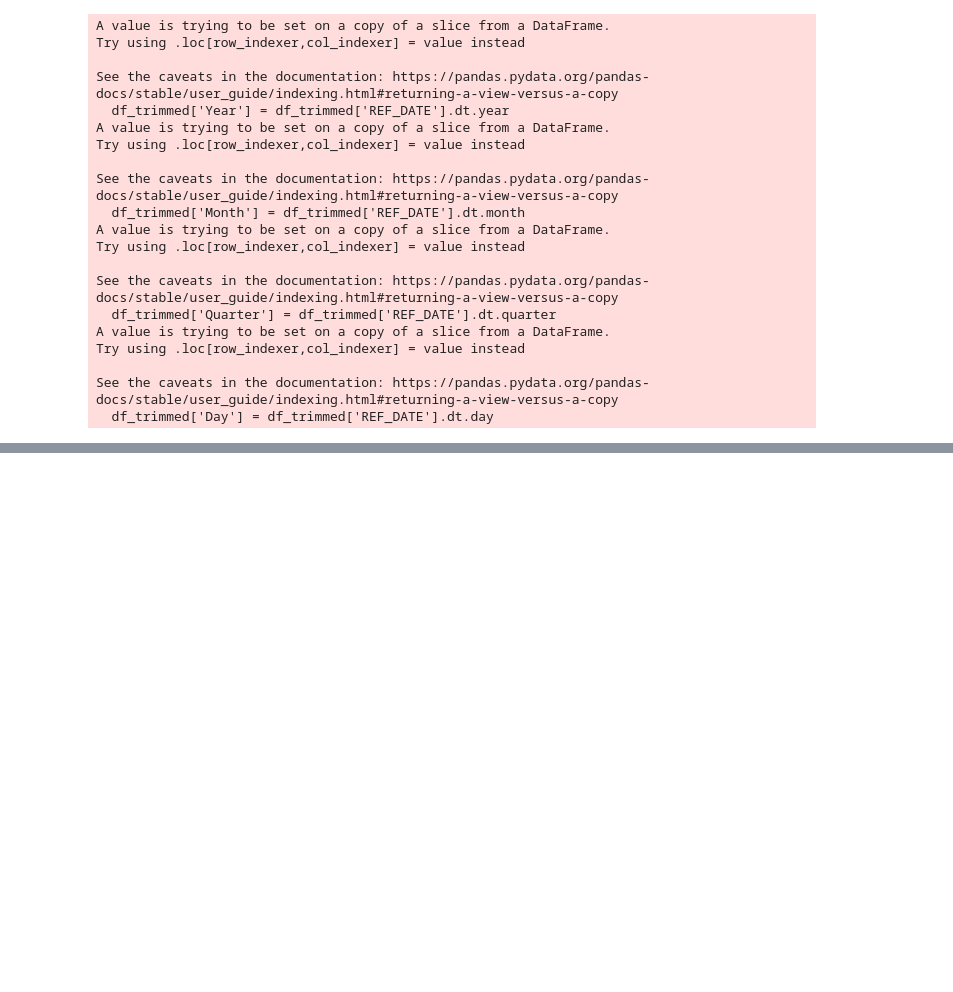
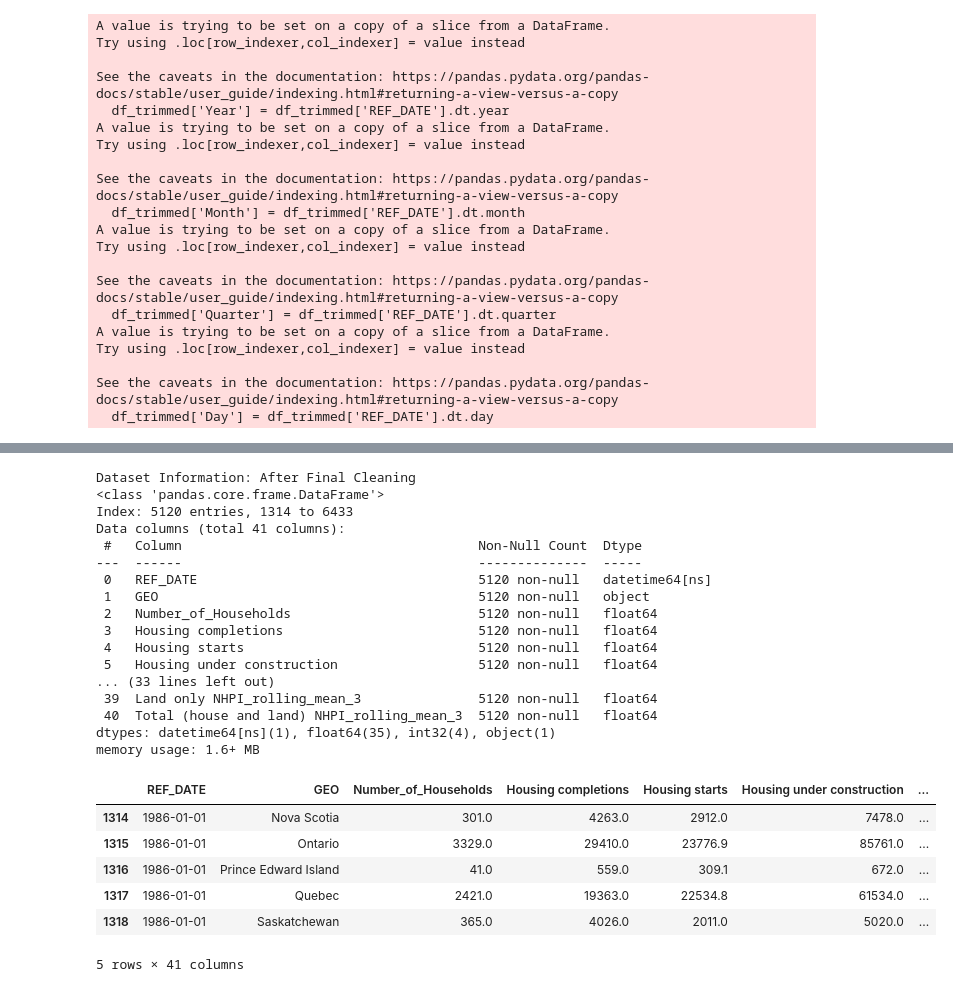
Before and after one commit to noob-noob1/IRCC_Project, a Jupyter notebook: machine learning/preparing the data.ipynb, the cells around one changed output, grey strips where cells are left out. Saved outputs shown, nothing was run; the diff lists cells and outputs as text; code cells hidden in the pictures; blank space fills up the shorter version.

```diff
--- a/machine learning/preparing the data.ipynb
+++ b/machine learning/preparing the data.ipynb
@@ -143,0 +267,29 @@ See the caveats in the documentation: https://pandas.pydata.org/pandas-docs/stab
+# %%
+print("Dataset Information: After Final Cleaning")
+df_trimmed.info()
+df_trimmed.head()
+# %% [output]
+Dataset Information: After Final Cleaning
+<class 'pandas.core.frame.DataFrame'>
+Index: 5120 entries, 1314 to 6433
+Data columns (total 41 columns):
+ #   Column                                      Non-Null Count  Dtype
+---  ------                                      --------------  -----
+ 0   REF_DATE                                    5120 non-null   datetime64[ns]
+ 1   GEO                                         5120 non-null   object
+ 2   Number_of_Households                        5120 non-null   float64
+ 3   Housing completions                         5120 non-null   float64
+ 4   Housing starts                              5120 non-null   float64
+ 5   Housing under construction                  5120 non-null   float64
+... (33 lines left out)
+ 39  Land only NHPI_rolling_mean_3               5120 non-null   float64
+ 40  Total (house and land) NHPI_rolling_mean_3  5120 non-null   float64
+dtypes: datetime64[ns](1), float64(35), int32(4), object(1)
+memory usage: 1.6+ MB
+|  | REF_DATE | GEO | Number_of_Households | Housing completions | Housing starts | Housing under construction | ... |
+| 1314 | 1986-01-01 | Nova Scotia | 301.0 | 4263.0 | 2912.0 | 7478.0 | ... |
+| 1315 | 1986-01-01 | Ontario | 3329.0 | 29410.0 | 23776.9 | 85761.0 | ... |
+| 1316 | 1986-01-01 | Prince Edward Island | 41.0 | 559.0 | 309.1 | 672.0 | ... |
+| 1317 | 1986-01-01 | Quebec | 2421.0 | 19363.0 | 22534.8 | 61534.0 | ... |
+| 1318 | 1986-01-01 | Saskatchewan | 365.0 | 4026.0 | 2011.0 | 5020.0 | ... |
+5 rows × 41 columns
```
Also changed, not shown: parts of 16 cells of this notebook.
